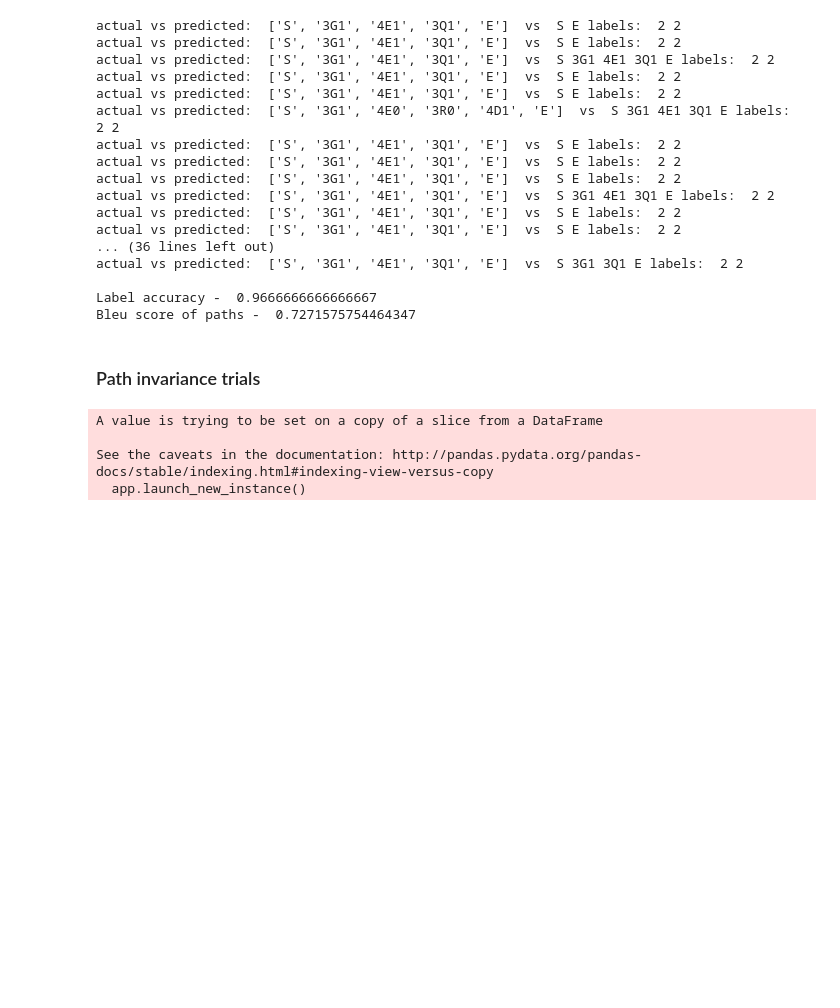
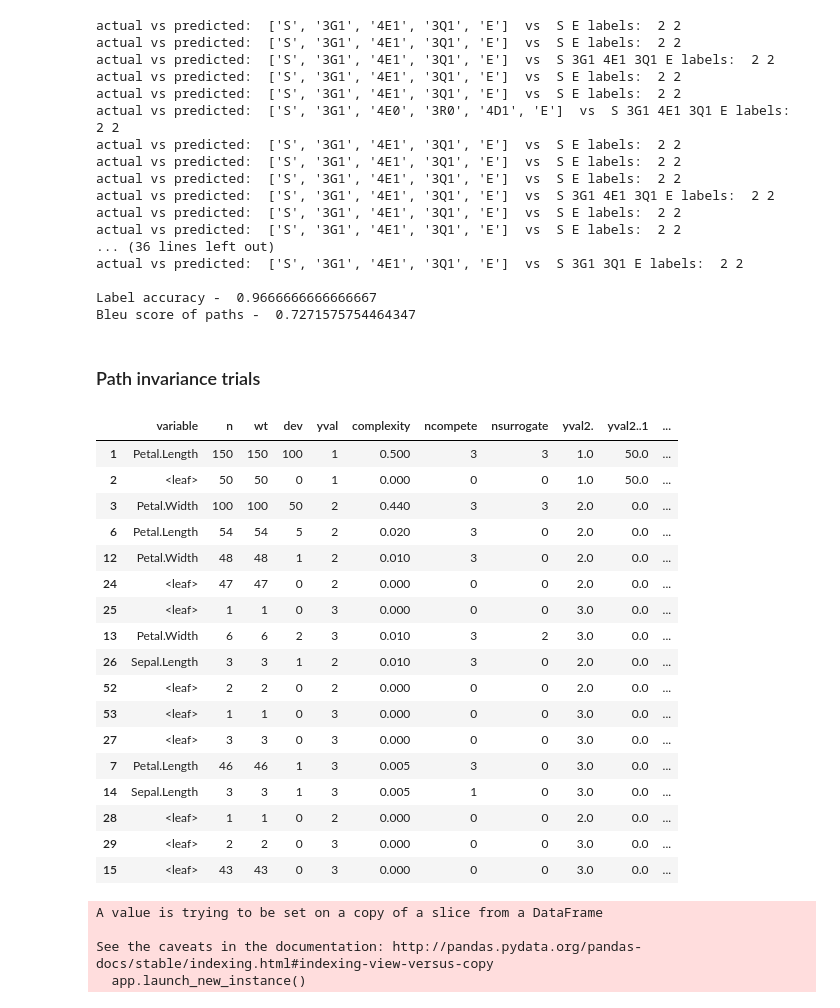
Before and after one commit to mlsquare/kitchen, a Jupyter notebook: notebooks/dert/1.1-sa-rtrials.ipynb, the cells around one changed output. Saved outputs shown, nothing was run; the diff lists cells and outputs as text; code cells hidden in the pictures; blank space fills up the shorter version.

```diff
--- a/notebooks/dert/1.1-sa-rtrials.ipynb
+++ b/notebooks/dert/1.1-sa-rtrials.ipynb
@@ -549,5 +617,26 @@ frame = frame.drop(["Unnamed: 0"], axis=1)
 frame = frame.rename(columns={"var": "variable"})
 # bin_labels = bin_labels.rename(columns={"Unnamed: 0": "label", "label_list": "bins"})
+# %%
+frame
+# %% [output]
+|  | variable | n | wt | dev | yval | complexity | ncompete | nsurrogate | yval2. | yval2..1 | ... |
+| 1 | Petal.Length | 150 | 150 | 100 | 1 | 0.500 | 3 | 3 | 1.0 | 50.0 | ... |
+| 2 | <leaf> | 50 | 50 | 0 | 1 | 0.000 | 0 | 0 | 1.0 | 50.0 | ... |
+| 3 | Petal.Width | 100 | 100 | 50 | 2 | 0.440 | 3 | 3 | 2.0 | 0.0 | ... |
+| 6 | Petal.Length | 54 | 54 | 5 | 2 | 0.020 | 3 | 0 | 2.0 | 0.0 | ... |
+| 12 | Petal.Width | 48 | 48 | 1 | 2 | 0.010 | 3 | 0 | 2.0 | 0.0 | ... |
+| 24 | <leaf> | 47 | 47 | 0 | 2 | 0.000 | 0 | 0 | 2.0 | 0.0 | ... |
+| 25 | <leaf> | 1 | 1 | 0 | 3 | 0.000 | 0 | 0 | 3.0 | 0.0 | ... |
+| 13 | Petal.Width | 6 | 6 | 2 | 3 | 0.010 | 3 | 2 | 3.0 | 0.0 | ... |
+| 26 | Sepal.Length | 3 | 3 | 1 | 2 | 0.010 | 3 | 0 | 2.0 | 0.0 | ... |
+| 52 | <leaf> | 2 | 2 | 0 | 2 | 0.000 | 0 | 0 | 2.0 | 0.0 | ... |
+| 53 | <leaf> | 1 | 1 | 0 | 3 | 0.000 | 0 | 0 | 3.0 | 0.0 | ... |
+| 27 | <leaf> | 3 | 3 | 0 | 3 | 0.000 | 0 | 0 | 3.0 | 0.0 | ... |
+| 7 | Petal.Length | 46 | 46 | 1 | 3 | 0.005 | 3 | 0 | 3.0 | 0.0 | ... |
+| 14 | Sepal.Length | 3 | 3 | 1 | 3 | 0.005 | 1 | 0 | 3.0 | 0.0 | ... |
+| 28 | <leaf> | 1 | 1 | 0 | 2 | 0.000 | 0 | 0 | 2.0 | 0.0 | ... |
+| 29 | <leaf> | 2 | 2 | 0 | 3 | 0.000 | 0 | 0 | 3.0 | 0.0 | ... |
+| 15 | <leaf> | 43 | 43 | 0 | 3 | 0.000 | 0 | 0 | 3.0 | 0.0 | ... |
 # %%
 ## Generate nnum, vnum, nodes(split_df and csplit - 2L if necessary)
 
```
Also changed, not shown: parts of 25 cells of this notebook.
